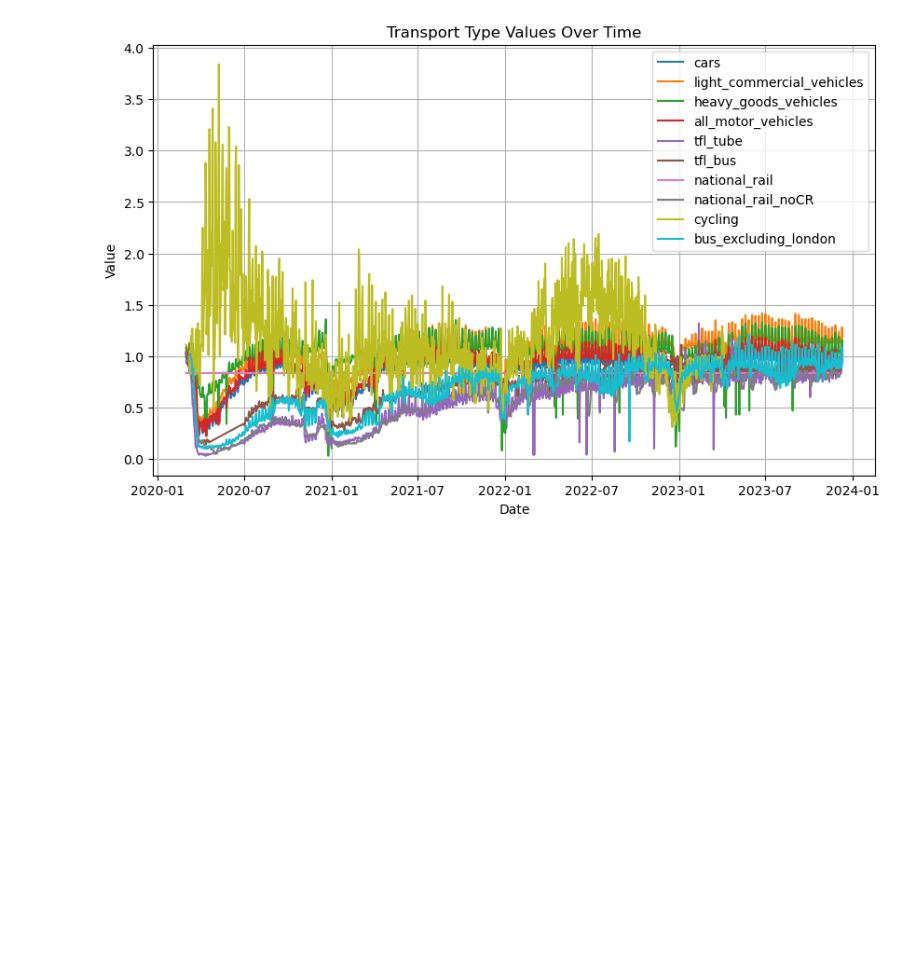
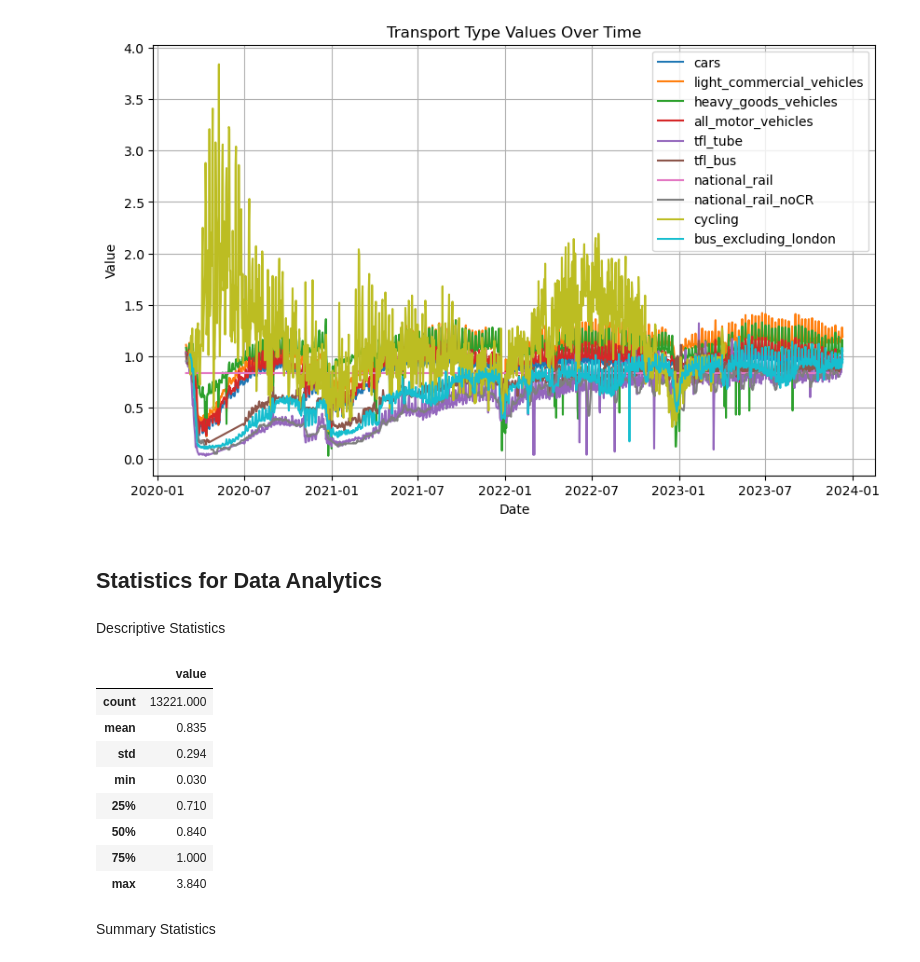
Before and after one commit to SedaColasan/Transport, a Jupyter notebook: transport.ipynb, the cells around one changed output. Drawn from its saved outputs; the diff is of its cells as text; code cells hidden in the pictures; blank space fills up the shorter version.

```diff
--- a/transport.ipynb
+++ b/transport.ipynb
@@ -1131,3 +1131,21 @@ plt.grid(True)
 plt.show()
 # %% [output]
 [figure]
+# %% [markdown]
+## Statistics for Data Analytics
+# %% [markdown]
+Descriptive Statistics
+# %%
+en.describe()
+# %% [output]
+|  | value |
+| count | 13221.000 |
+| mean | 0.835 |
+| std | 0.294 |
+| min | 0.030 |
+| 25% | 0.710 |
+| 50% | 0.840 |
+| 75% | 1.000 |
+| max | 3.840 |
+# %% [markdown]
+Summary Statistics
```
Also changed, not shown: parts of 43 cells of this notebook.
